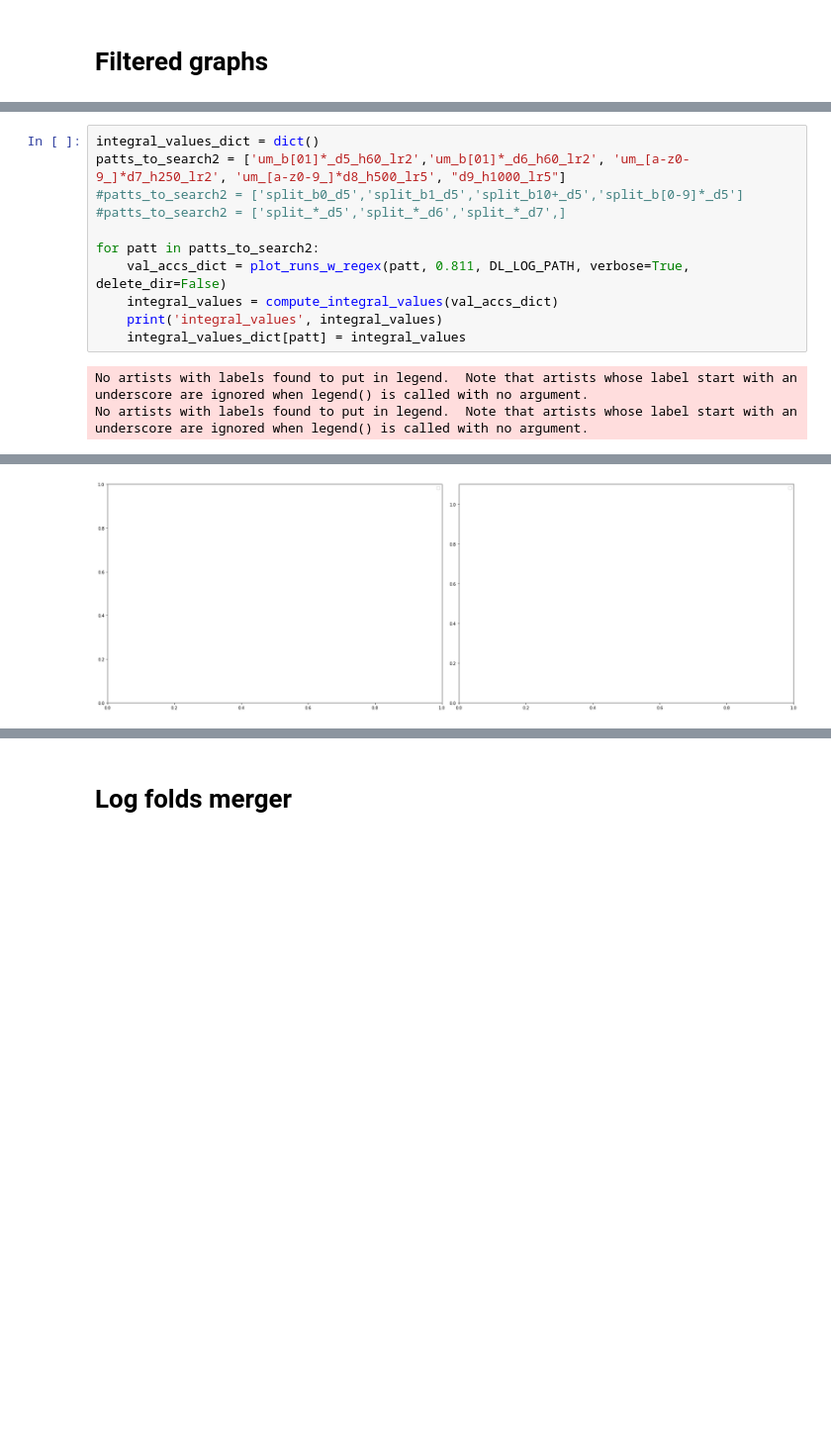
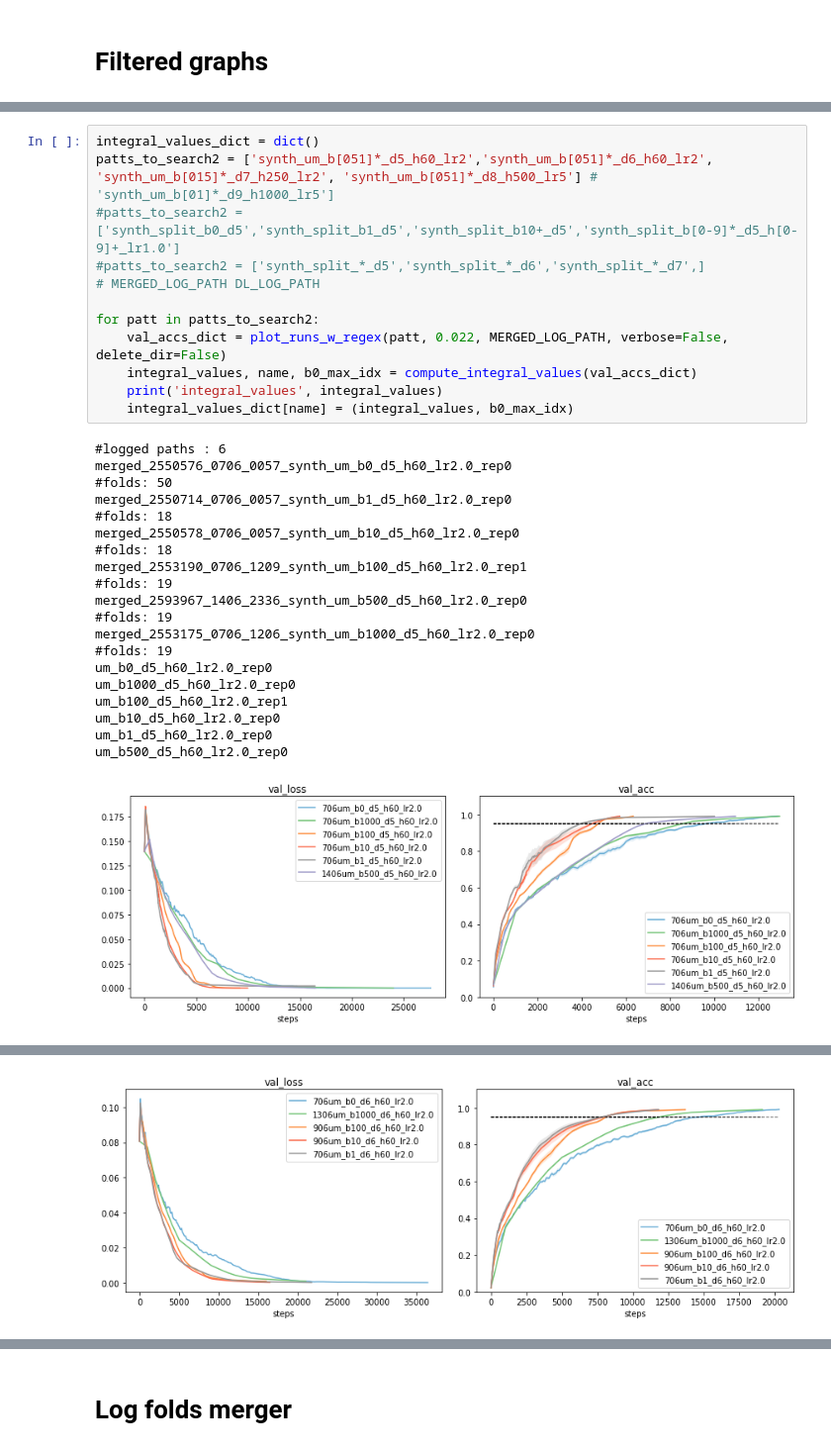
Before and after one commit to jeromel05/Ultrametric-benchmark-v2, a Jupyter notebook: notebooks/postprocessing_metrics.ipynb, the cells around one changed output, grey strips where cells are left out. Shown: that part at 99% size. Cells and saved outputs as stored; diff of their text form; blank space fills up the shorter version.

```diff
--- a/notebooks/postprocessing_metrics.ipynb
+++ b/notebooks/postprocessing_metrics.ipynb
@@ -328,14 +336,33 @@ metrics_to_plot = ['val_loss', 'val_acc', 'val_step']
 # %%
 integral_values_dict = dict()
-patts_to_search2 = ['um_b[01]*_d5_h60_lr2','um_b[01]*_d6_h60_lr2', 'um_[a-z0-9_]*d7_h250_lr2', 'um_[a-z0-9_]*d8_h500_lr5', "d9_h1000_lr5"]
-#patts_to_search2 = ['split_b0_d5','split_b1_d5','split_b10+_d5','split_b[0-9]*_d5']
-#patts_to_search2 = ['split_*_d5','split_*_d6','split_*_d7',]
+patts_to_search2 = ['synth_um_b[051]*_d5_h60_lr2','synth_um_b[051]*_d6_h60_lr2', 'synth_um_b[015]*_d7_h250_lr2', 'synth_um_b[051]*_d8_h500_lr5'] # 'synth_um_b[01]*_d9_h1000_lr5']
+#patts_to_search2 = ['synth_split_b0_d5','synth_split_b1_d5','synth_split_b10+_d5','synth_split_b[0-9]*_d5_h[0-9]+_lr1.0']
+#patts_to_search2 = ['synth_split_*_d5','synth_split_*_d6','synth_split_*_d7',]
+# MERGED_LOG_PATH DL_LOG_PATH
 
 for patt in patts_to_search2:
-    val_accs_dict = plot_runs_w_regex(patt, 0.811, DL_LOG_PATH, verbose=True, delete_dir=False)
-    integral_values = compute_integral_values(val_accs_dict)
+    val_accs_dict = plot_runs_w_regex(patt, 0.022, MERGED_LOG_PATH, verbose=False, delete_dir=False)
+    integral_values, name, b0_max_idx = compute_integral_values(val_accs_dict)
     print('integral_values', integral_values)
-    integral_values_dict[patt] = integral_values
+    integral_values_dict[name] = (integral_values, b0_max_idx)
 # %% [output]
-No artists with labels found to put in legend.  Note that artists whose label start with an underscore are ignored when legend() is called with no argument.
-No artists with labels found to put in legend.  Note that artists whose label start with an underscore are ignored when legend() is called with no argument.
+#logged paths : 6
+merged_2550576_0706_0057_synth_um_b0_d5_h60_lr2.0_rep0
+#folds: 50
+merged_2550714_0706_0057_synth_um_b1_d5_h60_lr2.0_rep0
+#folds: 18
+merged_2550578_0706_0057_synth_um_b10_d5_h60_lr2.0_rep0
+#folds: 18
+merged_2553190_0706_1209_synth_um_b100_d5_h60_lr2.0_rep1
+#folds: 19
+merged_2593967_1406_2336_synth_um_b500_d5_h60_lr2.0_rep0
+#folds: 19
+merged_2553175_0706_1206_synth_um_b1000_d5_h60_lr2.0_rep0
+#folds: 19
+um_b0_d5_h60_lr2.0_rep0
+um_b1000_d5_h60_lr2.0_rep0
+um_b100_d5_h60_lr2.0_rep1
+um_b10_d5_h60_lr2.0_rep0
+um_b1_d5_h60_lr2.0_rep0
+um_b500_d5_h60_lr2.0_rep0
+[figure, new version]
@@ -343 +388 @@ No artists with labels found to put in legend.  Note that artists whose label st
-[figure, old version]
+[figure, new version]
```
Also changed, not shown: parts of 12 cells of this notebook, 4 other files.
